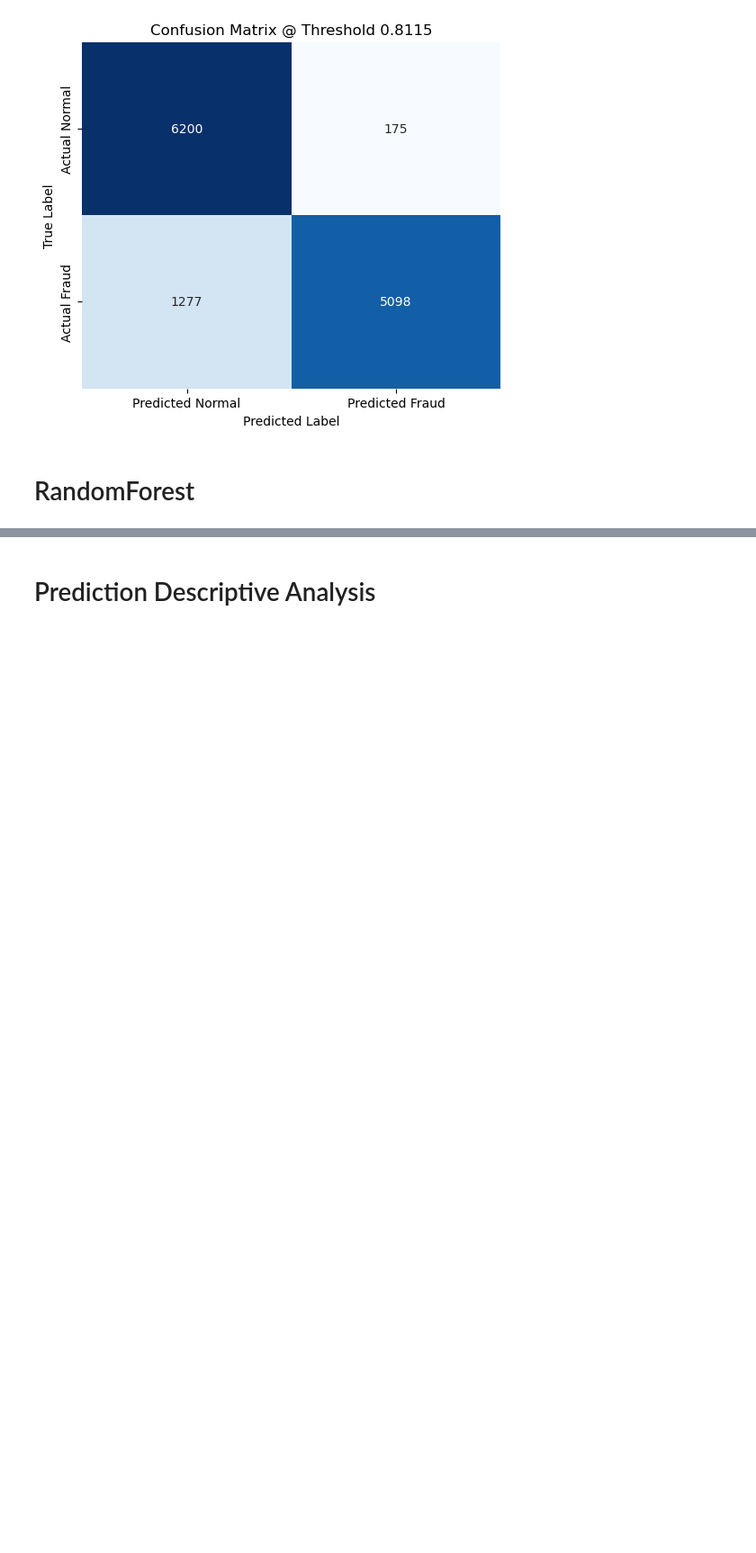
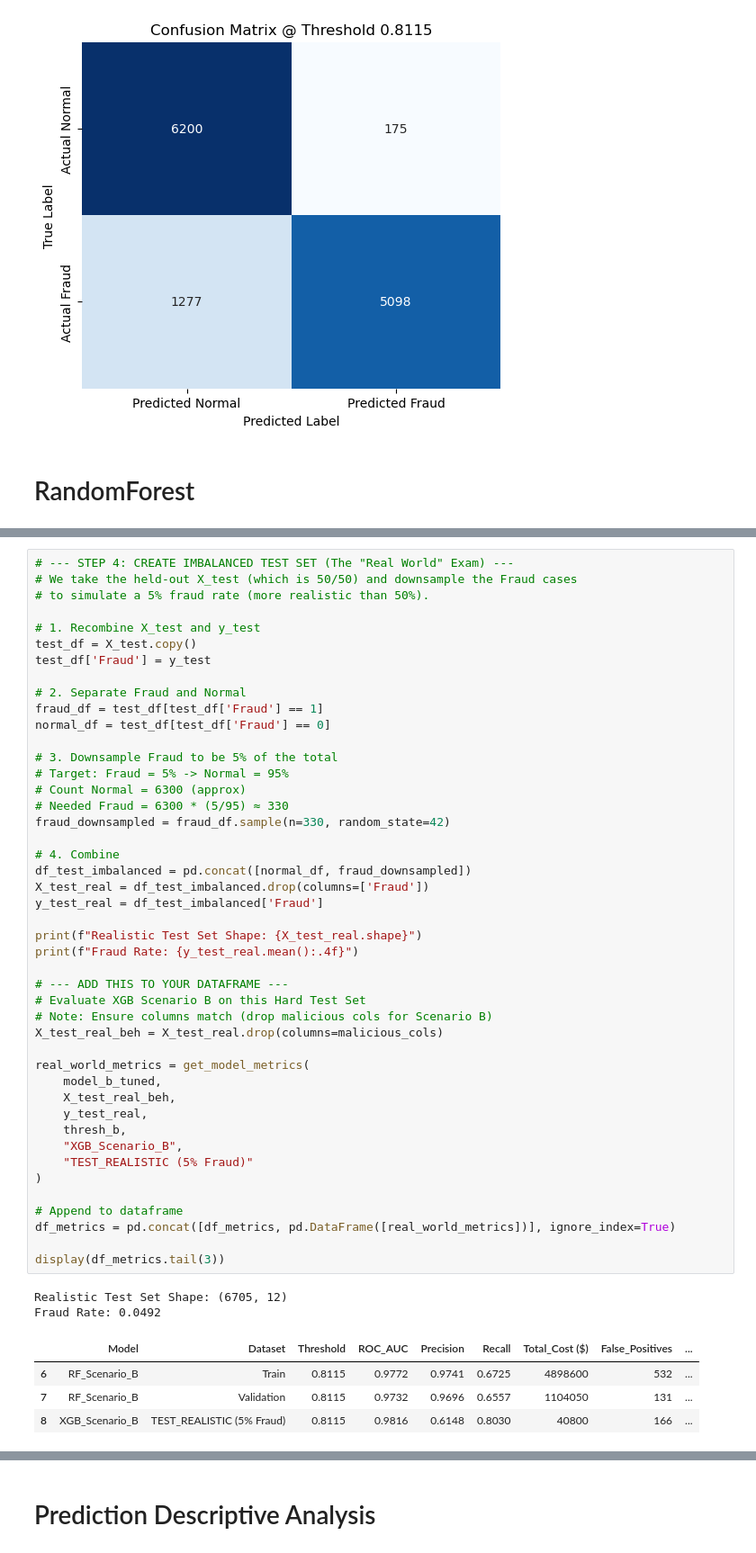
Before and after one commit to jessicabat/crypto-risk-scoring, a Jupyter notebook: notebooks/etfd.ipynb, the cells around one changed output, grey strips where cells are left out. Shown at 90% size. Saved outputs shown, nothing was run; the diff lists cells and outputs as text; blank space fills up the shorter version.

```diff
--- a/notebooks/etfd.ipynb
+++ b/notebooks/etfd.ipynb
@@ -496,0 +694,52 @@ SUCCESS: Train and Validation track closely. Good generalization.
+# %%
+# --- STEP 4: CREATE IMBALANCED TEST SET (The "Real World" Exam) ---
+# We take the held-out X_test (which is 50/50) and downsample the Fraud cases
+# to simulate a 5% fraud rate (more realistic than 50%).
+
+# 1. Recombine X_test and y_test
+test_df = X_test.copy()
+test_df['Fraud'] = y_test
+
+# 2. Separate Fraud and Normal
+fraud_df = test_df[test_df['Fraud'] == 1]
+normal_df = test_df[test_df['Fraud'] == 0]
+
+# 3. Downsample Fraud to be 5% of the total
+# Target: Fraud = 5% -> Normal = 95%
+# Count Normal = 6300 (approx)
+# Needed Fraud = 6300 * (5/95) ≈ 330
+fraud_downsampled = fraud_df.sample(n=330, random_state=42)
+
+# 4. Combine
+df_test_imbalanced = pd.concat([normal_df, fraud_downsampled])
+X_test_real = df_test_imbalanced.drop(columns=['Fraud'])
+y_test_real = df_test_imbalanced['Fraud']
+
+print(f"Realistic Test Set Shape: {X_test_real.shape}")
+print(f"Fraud Rate: {y_test_real.mean():.4f}")
+
+# --- ADD THIS TO YOUR DATAFRAME ---
+# Evaluate XGB Scenario B on this Hard Test Set
+# Note: Ensure columns match (drop malicious cols for Scenario B)
+X_test_real_beh = X_test_real.drop(columns=malicious_cols)
+
+real_world_metrics = get_model_metrics(
+    model_b_tuned,
+    X_test_real_beh,
+    y_test_real,
+    thresh_b,
+    "XGB_Scenario_B",
+    "TEST_REALISTIC (5% Fraud)"
+)
+
+# Append to dataframe
+df_metrics = pd.concat([df_metrics, pd.DataFrame([real_world_metrics])], ignore_index=True)
+
+display(df_metrics.tail(3))
+# %% [output]
+Realistic Test Set Shape: (6705, 12)
+Fraud Rate: 0.0492
+|  | Model | Dataset | Threshold | ROC_AUC | Precision | Recall | Total_Cost ($) | False_Positives | ... |
+| 6 | RF_Scenario_B | Train | 0.8115 | 0.9772 | 0.9741 | 0.6725 | 4898600 | 532 | ... |
+| 7 | RF_Scenario_B | Validation | 0.8115 | 0.9732 | 0.9696 | 0.6557 | 1104050 | 131 | ... |
+| 8 | XGB_Scenario_B | TEST_REALISTIC (5% Fraud) | 0.8115 | 0.9816 | 0.6148 | 0.8030 | 40800 | 166 | ... |
```
Also changed, not shown: parts of 8 cells of this notebook.
